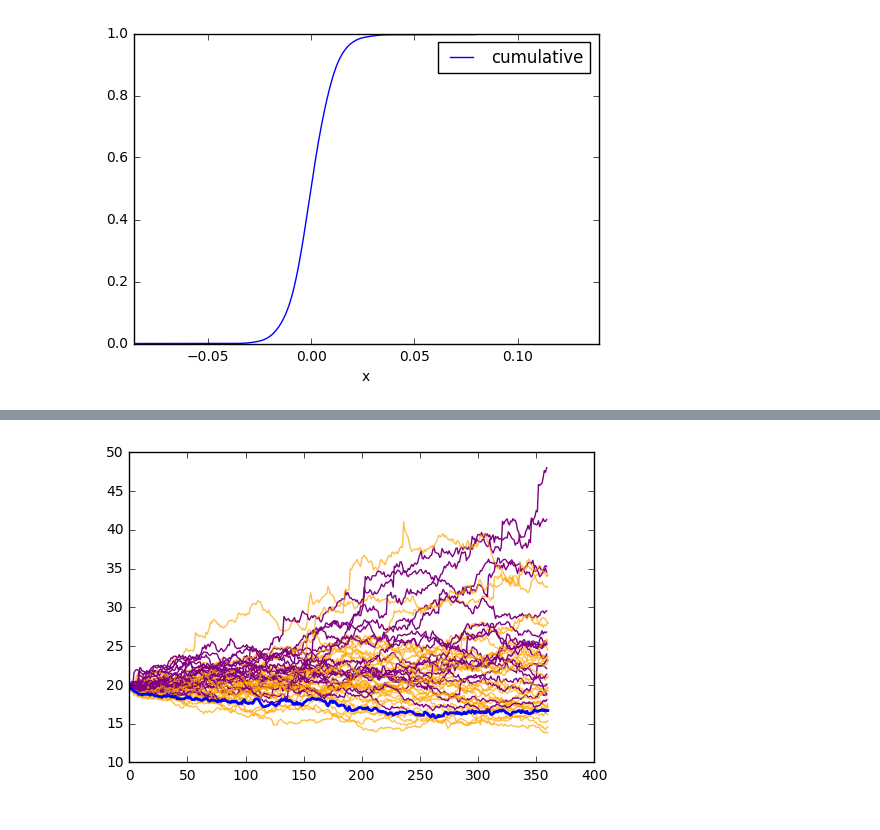
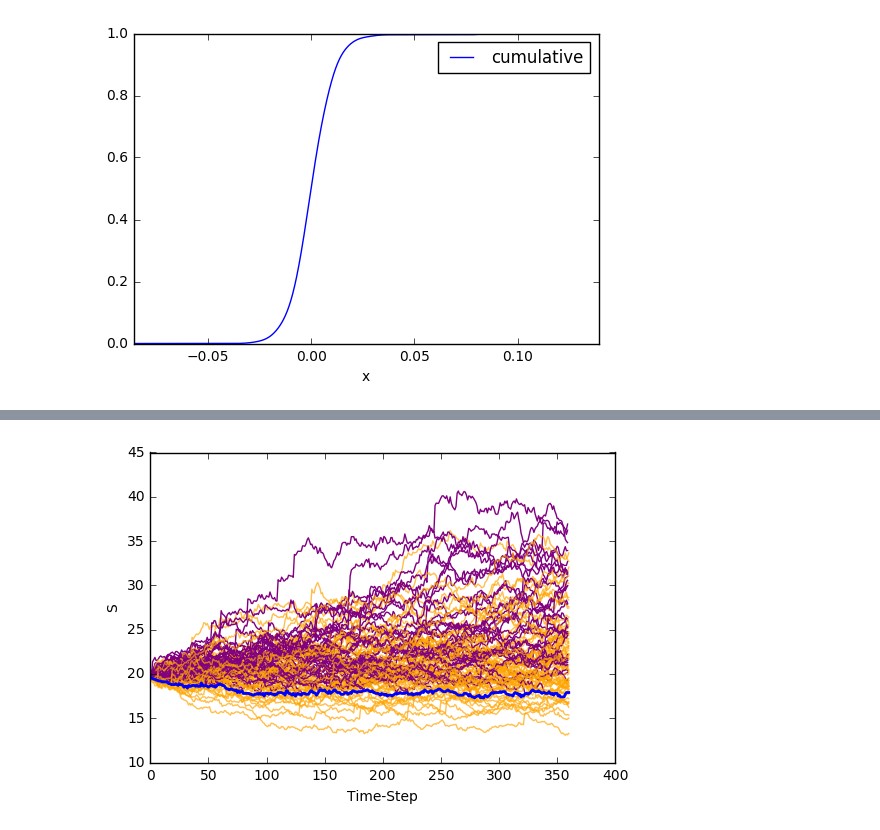
Before and after one commit to RHDZMOTA/simulacion_riesgos, a Jupyter notebook: p1/FinancialDerivativeProposal.ipynb, the cells around one changed output, grey strips where cells are left out. Cells and saved outputs as stored; diff of their text form; code cells hidden in the pictures.

```diff
--- a/p1/FinancialDerivativeProposal.ipynb
+++ b/p1/FinancialDerivativeProposal.ipynb
@@ -79,3 +108,6 @@ def mTrajectoriesNormal(S0=100,mu=0,sigma=0.2,T=1,n=360,m=1):
 # %%
-simul_kde    = mTrajectoriesKde(S0=S0,m=50)
-simul_normal = mTrajectoriesNormal(S0=S0,m=50,mu=asset.returns.Adj_close.mean(),sigma=asset.returns.Adj_close.std())
+
+# Calculate the simulation
+#simul_normal = mTrajectoriesNormal(S0=S0,m=50,mu=asset.returns.Adj_close.mean(),sigma=asset.returns.Adj_close.std())
+m_trajectories = 100
+simul_kde    = mTrajectoriesKde(S0=S0,m=m_trajectories)
@@ -94,6 +131,7 @@ simul_kde.plot(legend=False)
 # %%
 
-def matchValueWithAlpha(value,vect,tol=10000):
+# Get beta for a given t
+def getBeta(alpha,vect,tol=100000):
     not_found = True
     vect  = np.array(vect)
     value = 0
@@ -113,13 +153,16 @@ def matchValueWithAlpha(value,vect,tol=10000):
+# %%
+df = simul_kde
+alpha = 0.10
+beta_line = df.apply(lambda x: getBeta(alpha=alpha,vect=x),1)
 # %%
-df = simul_kde
+
 k = 21
-
-alpha = 0.10
-beta_line = df.apply(lambda x: matchValueWithAlpha(value=alpha,vect=x),1)
 for cols in df:
-    plt.plot(df[cols],'b',alpha=0.7)
-plt.plot(beta_line.values,'r',linewidth=2)
-plt.axhline(y=k,xmin=0,xmax=len(df),color='orange',linewidth=3)
-plt.title('Beta curve')
+    plt.plot(df[cols],'black',alpha=0.1)
+plt.plot(beta_line.values,'b',linewidth=2)
+plt.axhline(y=k,xmin=0,xmax=len(df),color='green',linewidth=1)
+plt.title('Beta curve and trajectories')
+plt.xlabel('Time-Step')
+plt.ylabel('S')
 plt.show()
 # %% [output]
@@ -127,18 +172,29 @@ plt.show()
 # %%
+probability_in_t = {}
 for t in df:
-
     ref = 0
     cond = True
     while(cond):
         ref += 1
         if df[t].iloc[ref]<beta_line.iloc[ref]:
             cond = False
         if ref == len(df)-1:
             break
+
+    # save pobability
+    if ref not in probability_in_t.keys():
+        probability_in_t[ref] = 1
+    else:
+        probability_in_t[ref] += 1
+
+    # plot
     plt.plot(df[t].iloc[:ref].index.values,df[t].iloc[:ref].values,'purple',alpha=1)
     plt.plot(df[t].iloc[ref:].index.values,df[t].iloc[ref:].values,'orange',alpha=0.7)
 
 plt.plot(beta_line.values,'blue',linewidth=2)
+plt.title('')
+plt.ylabel('S')
+plt.xlabel('Time-Step')
 plt.show()
 # %% [output]
-[figure, old version]
+[figure, new version]
```
Also changed, not shown: parts of 28 cells of this notebook.
